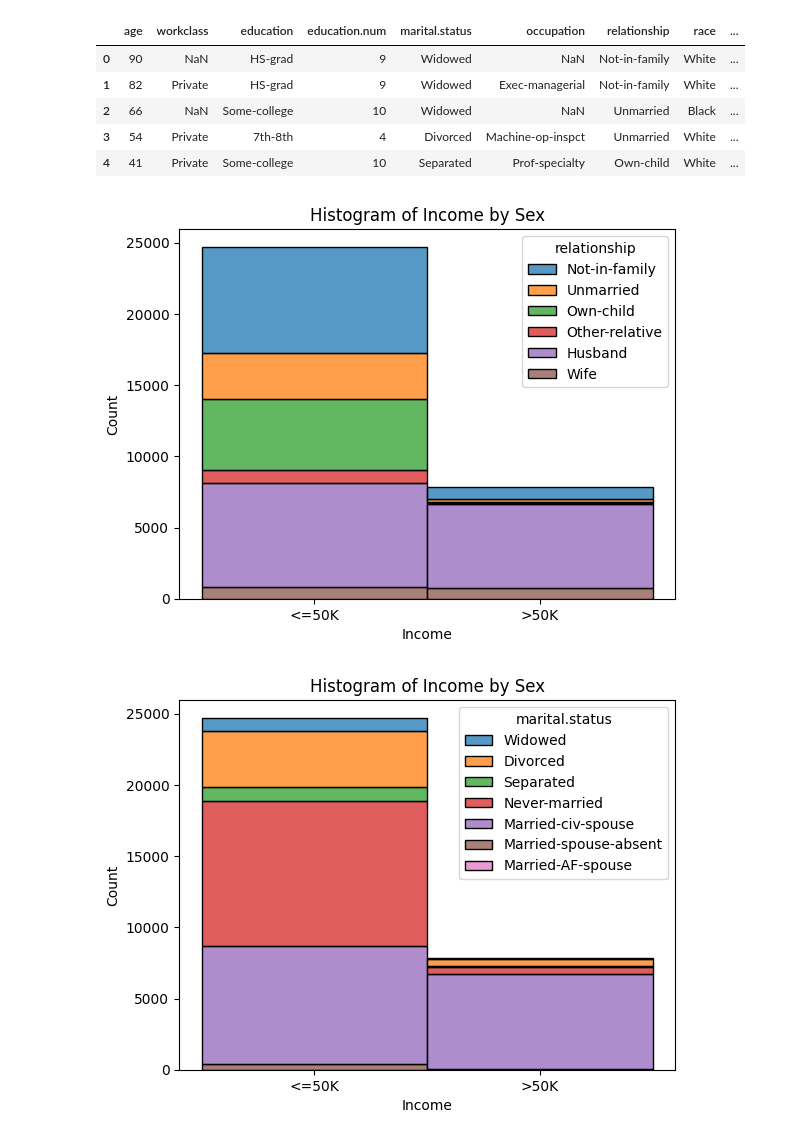
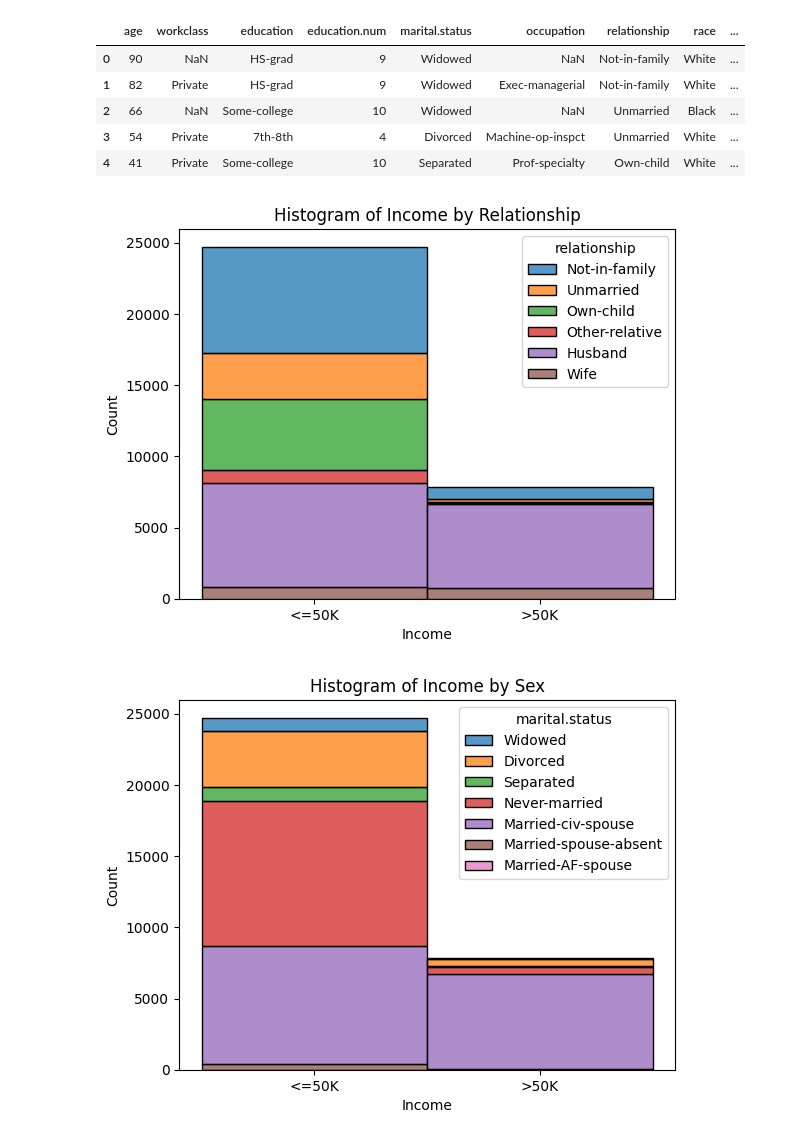
Before and after one commit to BhavyaGoyal777/computeTasks, a Jupyter notebook: EDA_of_task3ML.ipynb, the cells around one changed output. Drawn from its saved outputs; the diff is of its cells as text; code cells hidden in the pictures.

```diff
--- a/EDA_of_task3ML.ipynb
+++ b/EDA_of_task3ML.ipynb
@@ -132,12 +132,12 @@ df.head()
 # %%
 sns.histplot(data=df, x='income', hue='relationship', multiple='stack')
 
 plt.xlabel('Income')
 plt.ylabel('Count')
-plt.title('Histogram of Income by Sex')
+plt.title('Histogram of Income by Relationship')
 plt.show()
 # %% [output]
-[figure, old version]
+[figure, new version]
 # %%
 sns.histplot(data=df, x='income', hue='marital.status', multiple='stack')
 
```
Also changed, not shown: parts of 11 cells of this notebook.
